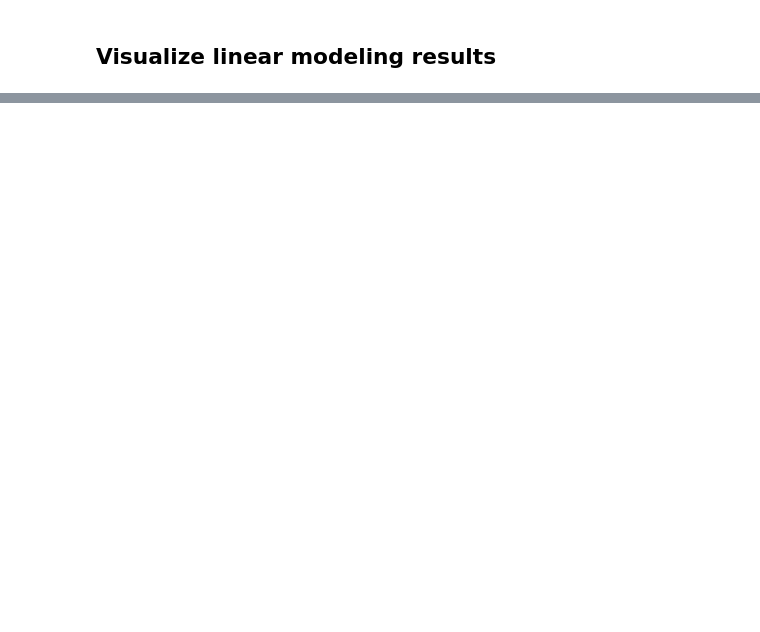
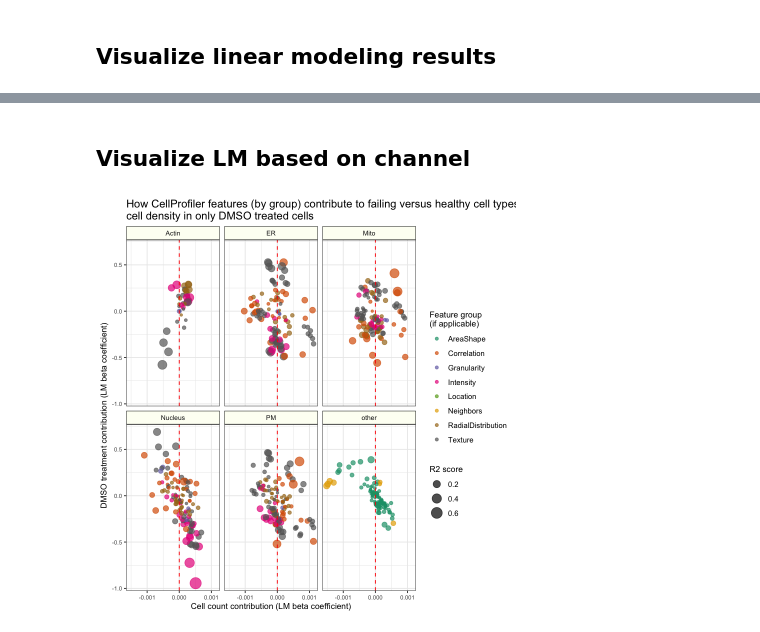
Before and after one commit to WayScience/cellpainting_predicts_cardiac_fibrosis, a Jupyter notebook: 4.analyze_data/notebooks/linear_model/1.visualize_linear_model.ipynb, the cells around one changed output, grey strips where cells are left out. Cells and saved outputs as stored; diff of their text form; code cells hidden in the pictures; blank space fills up the shorter version.

```diff
--- a/4.analyze_data/notebooks/linear_model/1.visualize_linear_model.ipynb
+++ b/4.analyze_data/notebooks/linear_model/1.visualize_linear_model.ipynb
@@ -92,0 +109,36 @@ lm_fig_gg
+# %% [markdown]
+## Visualize LM based on channel
+# %%
+lm_group_fig_gg <- (
+    ggplot(lm_df, aes(x = cell_count_coef, y = failing_coef))
+    + geom_point(aes(size = r2_score, color = feature_group), alpha = 0.7)
+    + facet_wrap("~channel_cleaned")
+    + geom_vline(xintercept = 0, linetype = "dashed", color = "red")
+    + theme_bw()
+    + guides(
+        color = guide_legend(title = "Feature group\n(if applicable)", order = 1),
+        size = guide_legend(title = "R2 score")
+    )
+    + ylab("DMSO treatment contribution (LM beta coefficient)")
+    + xlab("Cell count contribution (LM beta coefficient)")
+    + ggtitle("How CellProfiler features (by group) contribute to failing versus healthy cell types and\ncell density in only DMSO treated cells")
+    + scale_color_brewer(palette="Dark2")
+    + theme(
+        axis.text = element_text(size = 7),
+        axis.title = element_text(size = 10),
+        legend.text = element_text(size = 9),
+        legend.title = element_text(size = 10),
+        strip.text = element_text(size = 8),
+        strip.background = element_rect(
+            colour = "black",
+            fill = "#fdfff4"
+        )
+    )
+)
+
+# Save figure
+ggsave(lm_group_fig, lm_group_fig_gg, height = 6, width = 8, dpi = 500)
+
+lm_group_fig_gg
+# %% [output]
+[figure, added]
```
Also changed, not shown: parts of 10 cells of this notebook, 14 other files.
